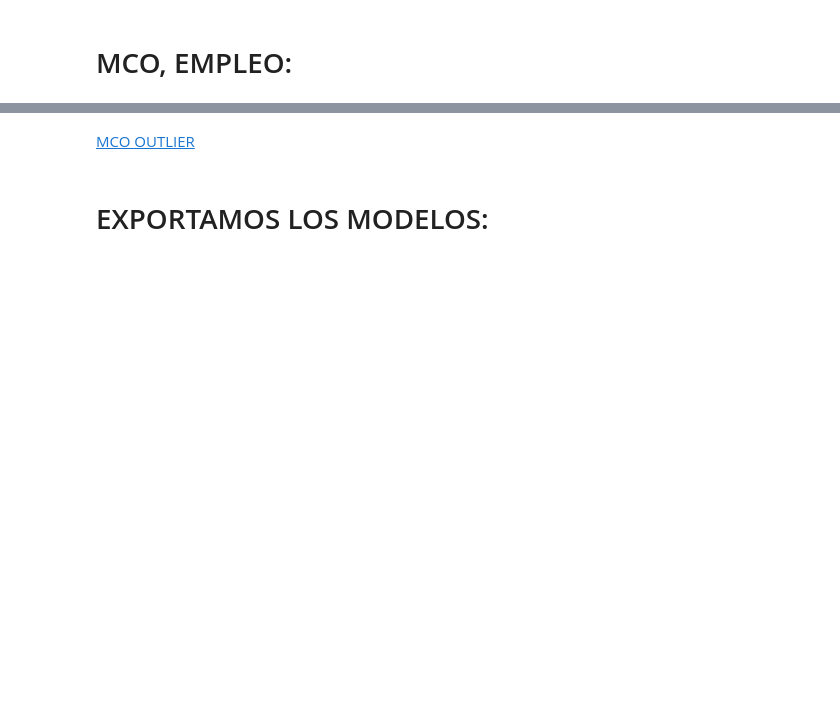
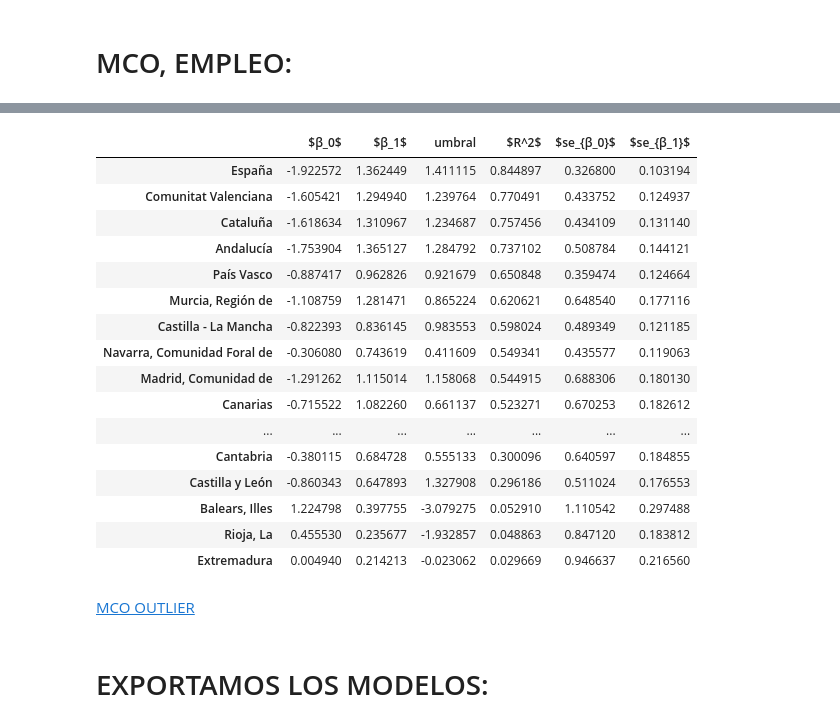
Before and after one commit to mmngreco/okun_ccaa, a Jupyter notebook: code/Okun_Regresion.ipynb, the cells around one changed output, grey strips where cells are left out. Saved outputs shown, nothing was run; the diff lists cells and outputs as text; code cells hidden in the pictures; blank space fills up the shorter version.

```diff
--- a/code/Okun_Regresion.ipynb
+++ b/code/Okun_Regresion.ipynb
@@ -443,3 +423,23 @@ mco_empleo.head()
+# %%
+resumen_mco(params_empleo, 1)
+# %% [output]
+|  | $β_0$ | $β_1$ | umbral | $R^2$ | $se_{β_0}$ | $se_{β_1}$ |
+| España | -1.922572 | 1.362449 | 1.411115 | 0.844897 | 0.326800 | 0.103194 |
+| Comunitat Valenciana | -1.605421 | 1.294940 | 1.239764 | 0.770491 | 0.433752 | 0.124937 |
+| Cataluña | -1.618634 | 1.310967 | 1.234687 | 0.757456 | 0.434109 | 0.131140 |
+| Andalucía | -1.753904 | 1.365127 | 1.284792 | 0.737102 | 0.508784 | 0.144121 |
+| País Vasco | -0.887417 | 0.962826 | 0.921679 | 0.650848 | 0.359474 | 0.124664 |
+| Murcia, Región de | -1.108759 | 1.281471 | 0.865224 | 0.620621 | 0.648540 | 0.177116 |
+| Castilla - La Mancha | -0.822393 | 0.836145 | 0.983553 | 0.598024 | 0.489349 | 0.121185 |
+| Navarra, Comunidad Foral de | -0.306080 | 0.743619 | 0.411609 | 0.549341 | 0.435577 | 0.119063 |
+| Madrid, Comunidad de | -1.291262 | 1.115014 | 1.158068 | 0.544915 | 0.688306 | 0.180130 |
+| Canarias | -0.715522 | 1.082260 | 0.661137 | 0.523271 | 0.670253 | 0.182612 |
+| ... | ... | ... | ... | ... | ... | ... |
+| Cantabria | -0.380115 | 0.684728 | 0.555133 | 0.300096 | 0.640597 | 0.184855 |
+| Castilla y León | -0.860343 | 0.647893 | 1.327908 | 0.296186 | 0.511024 | 0.176553 |
+| Balears, Illes | 1.224798 | 0.397755 | -3.079275 | 0.052910 | 1.110542 | 0.297488 |
+| Rioja, La | 0.455530 | 0.235677 | -1.932857 | 0.048863 | 0.847120 | 0.183812 |
+| Extremadura | 0.004940 | 0.214213 | -0.023062 | 0.029669 | 0.946637 | 0.216560 |
 # %% [markdown]
 [MCO OUTLIER](#RESÚMEN-MCO-SIN-OUTLIERS)
 # %% [markdown]
```
Also changed, not shown: parts of 65 cells of this notebook, 14 other files.
